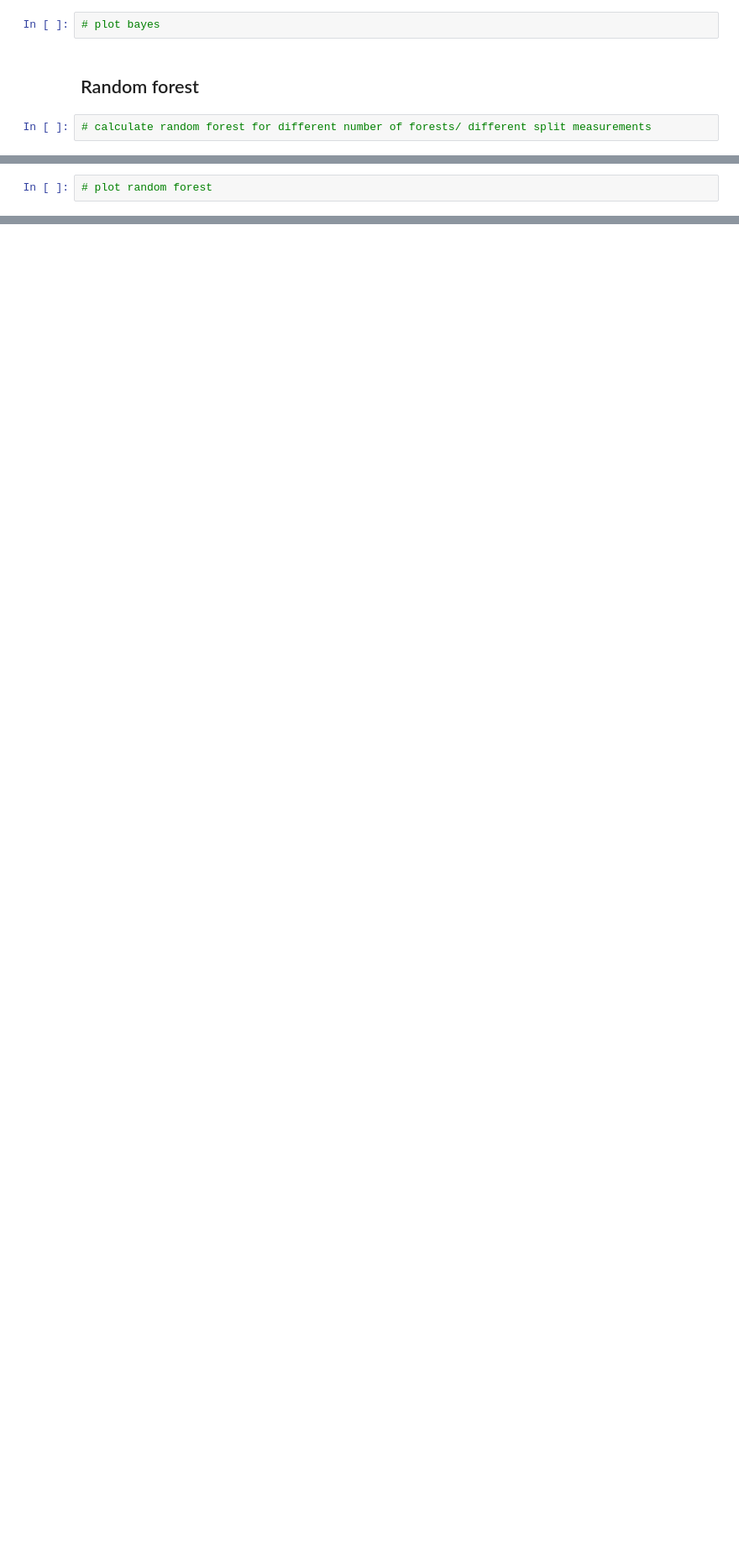
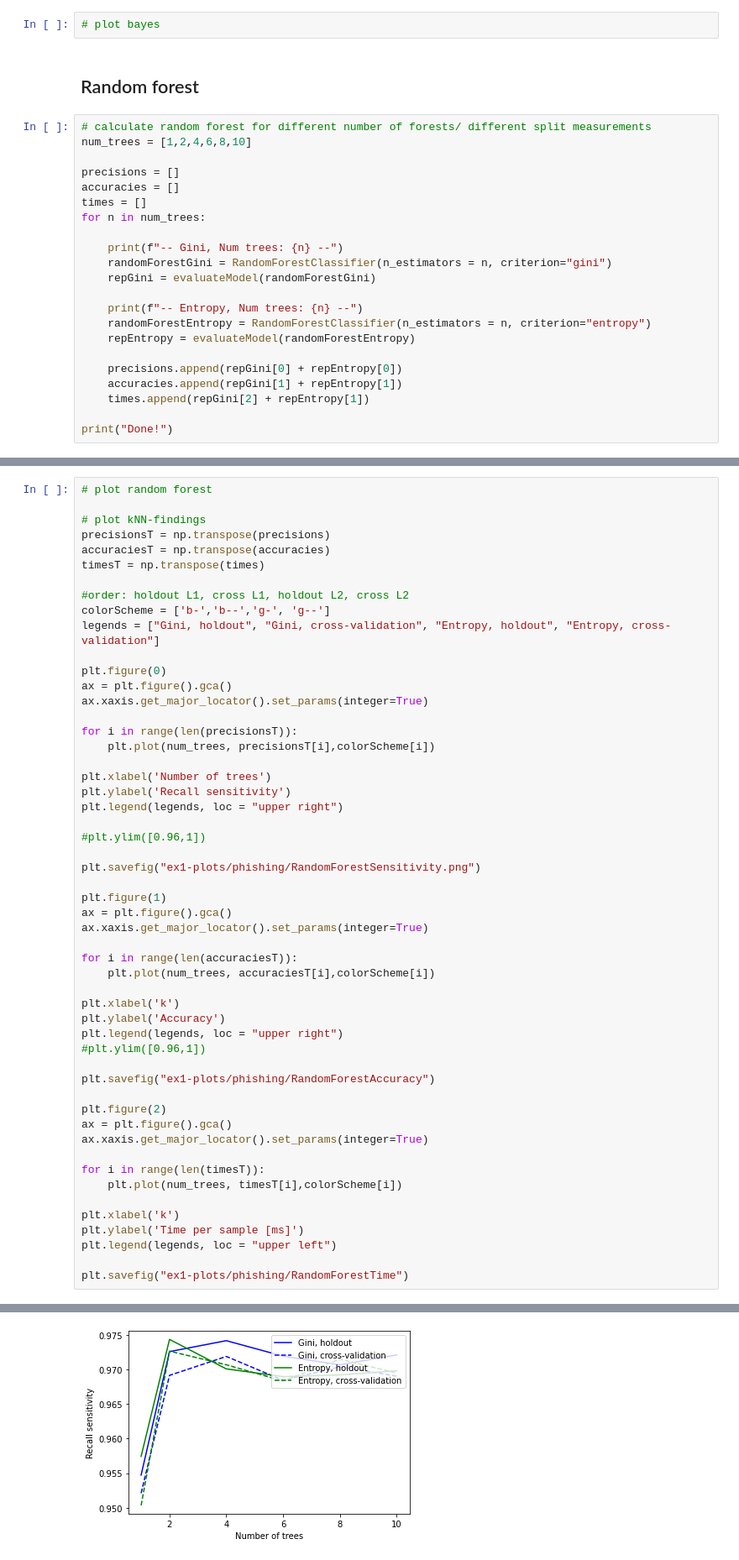
Before and after one commit to Erik-Lundell/MachineLearning1, a Jupyter notebook: phishing-with-skl.ipynb, the cells around one changed output, grey strips where cells are left out. Shown at 84% size. Saved outputs shown, nothing was run; the diff lists cells and outputs as text; blank space fills up the shorter version.

```diff
--- a/phishing-with-skl.ipynb
+++ b/phishing-with-skl.ipynb
@@ -197,3 +228,23 @@ Holdout time: 0.008140522557003689, cross-evaluation mean time: 0.01727561109947
 ## Random forest
 # %%
 # calculate random forest for different number of forests/ different split measurements
+num_trees = [1,2,4,6,8,10]
+
+precisions = []
+accuracies = []
+times = []
+for n in num_trees:
+
+    print(f"-- Gini, Num trees: {n} --")
+    randomForestGini = RandomForestClassifier(n_estimators = n, criterion="gini")
+    repGini = evaluateModel(randomForestGini)
+
+    print(f"-- Entropy, Num trees: {n} --")
+    randomForestEntropy = RandomForestClassifier(n_estimators = n, criterion="entropy")
+    repEntropy = evaluateModel(randomForestEntropy)
+
+    precisions.append(repGini[0] + repEntropy[0])
+    accuracies.append(repGini[1] + repEntropy[1])
+    times.append(repGini[2] + repEntropy[1])
+
+print("Done!")
@@ -200,2 +269,54 @@ Holdout time: 0.008140522557003689, cross-evaluation mean time: 0.01727561109947
 # %%
 # plot random forest
+
+# plot kNN-findings
+precisionsT = np.transpose(precisions)
+accuraciesT = np.transpose(accuracies)
+timesT = np.transpose(times)
+
+#order: holdout L1, cross L1, holdout L2, cross L2
+colorScheme = ['b-','b--','g-', 'g--']
+legends = ["Gini, holdout", "Gini, cross-validation", "Entropy, holdout", "Entropy, cross-validation"]
+
+plt.figure(0)
+ax = plt.figure().gca()
+ax.xaxis.get_major_locator().set_params(integer=True)
+
+for i in range(len(precisionsT)):
+    plt.plot(num_trees, precisionsT[i],colorScheme[i])
+
+plt.xlabel('Number of trees')
+plt.ylabel('Recall sensitivity')
+plt.legend(legends, loc = "upper right")
+
+#plt.ylim([0.96,1])
+
+plt.savefig("ex1-plots/phishing/RandomForestSensitivity.png")
+
+plt.figure(1)
+ax = plt.figure().gca()
+ax.xaxis.get_major_locator().set_params(integer=True)
+
+for i in range(len(accuraciesT)):
+    plt.plot(num_trees, accuraciesT[i],colorScheme[i])
+
+plt.xlabel('k')
+plt.ylabel('Accuracy')
+plt.legend(legends, loc = "upper right")
+#plt.ylim([0.96,1])
+
+plt.savefig("ex1-plots/phishing/RandomForestAccuracy")
+
+plt.figure(2)
+ax = plt.figure().gca()
+ax.xaxis.get_major_locator().set_params(integer=True)
+
+for i in range(len(timesT)):
+    plt.plot(num_trees, timesT[i],colorScheme[i])
+
+plt.xlabel('k')
+plt.ylabel('Time per sample [ms]')
+plt.legend(legends, loc = "upper left")
+
+plt.savefig("ex1-plots/phishing/RandomForestTime")
+# %% [output]
@@ -201,0 +324 @@ Holdout time: 0.008140522557003689, cross-evaluation mean time: 0.01727561109947
+[figure, added]
```
Also changed, not shown: parts of 8 cells of this notebook, 9 other files.
